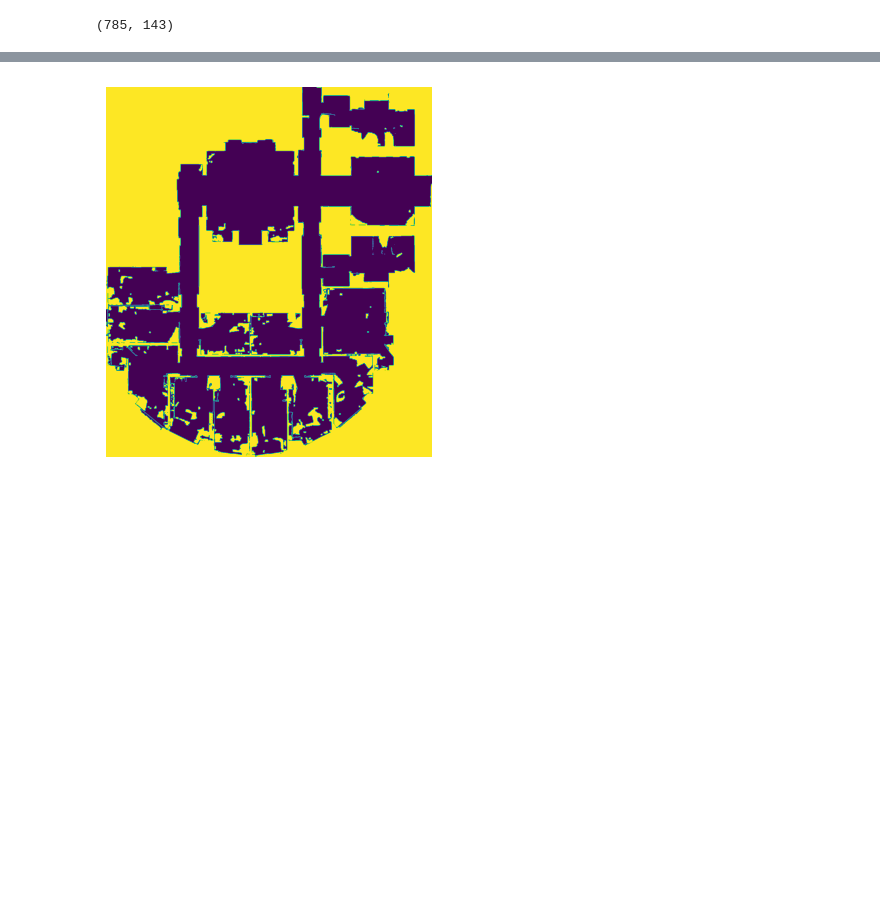
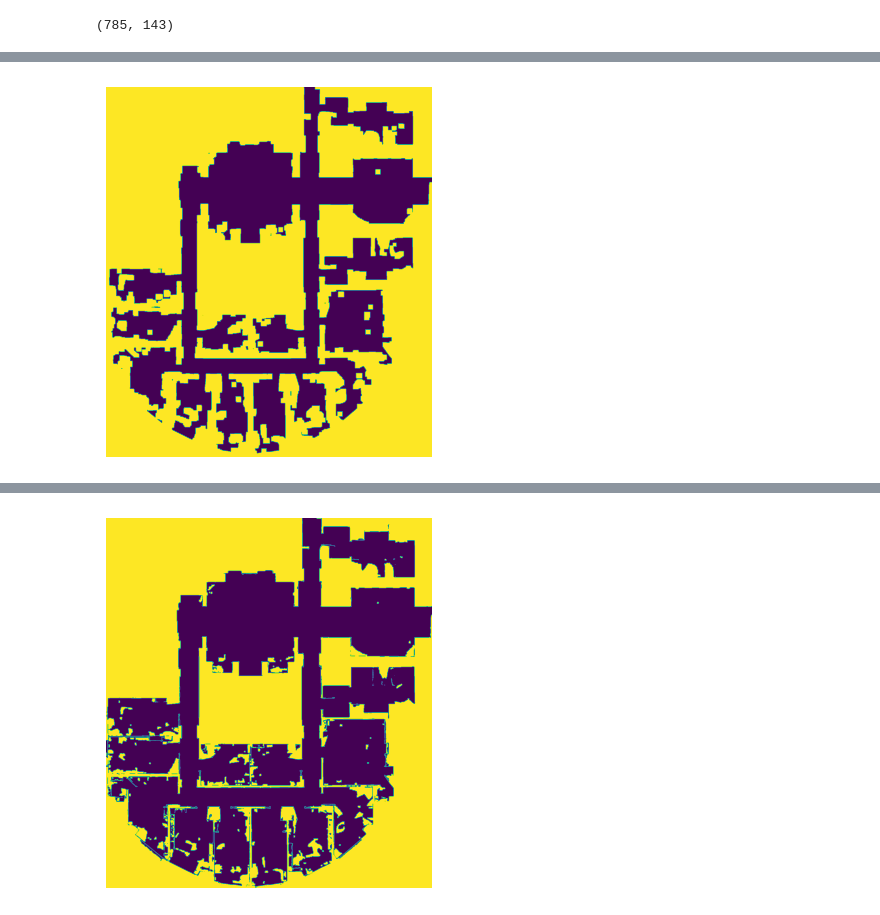
Before and after one commit to ybgdgh/Privacy-Aware-Nav, a Jupyter notebook: run_3.ipynb, the cells around one changed output, grey strips where cells are left out. Cells and saved outputs as stored; diff of their text form; code cells hidden in the pictures; blank space fills up the shorter version.

```diff
--- a/run_3.ipynb
+++ b/run_3.ipynb
@@ -166,3 +175,9 @@ pil_img.save(buffered, format="JPEG")
+# %%
+plt.imshow(ob_map)
+plt.axis('off')  # 隐藏坐标轴
+plt.show()
+# %% [output]
+[figure, added]
 # %%
 import system_prompt
 import chat_utils
```
Also changed, not shown: parts of 5 cells of this notebook, 3 other files.
